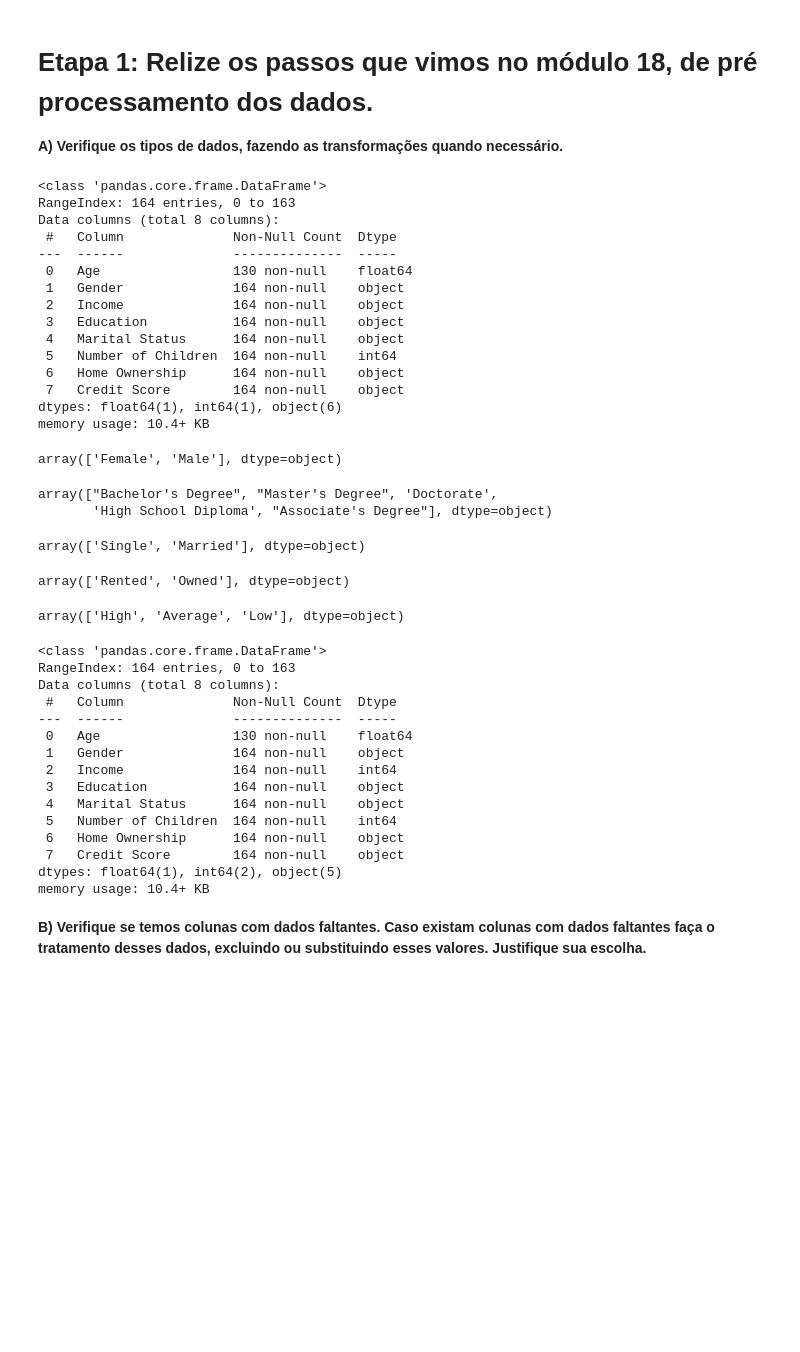
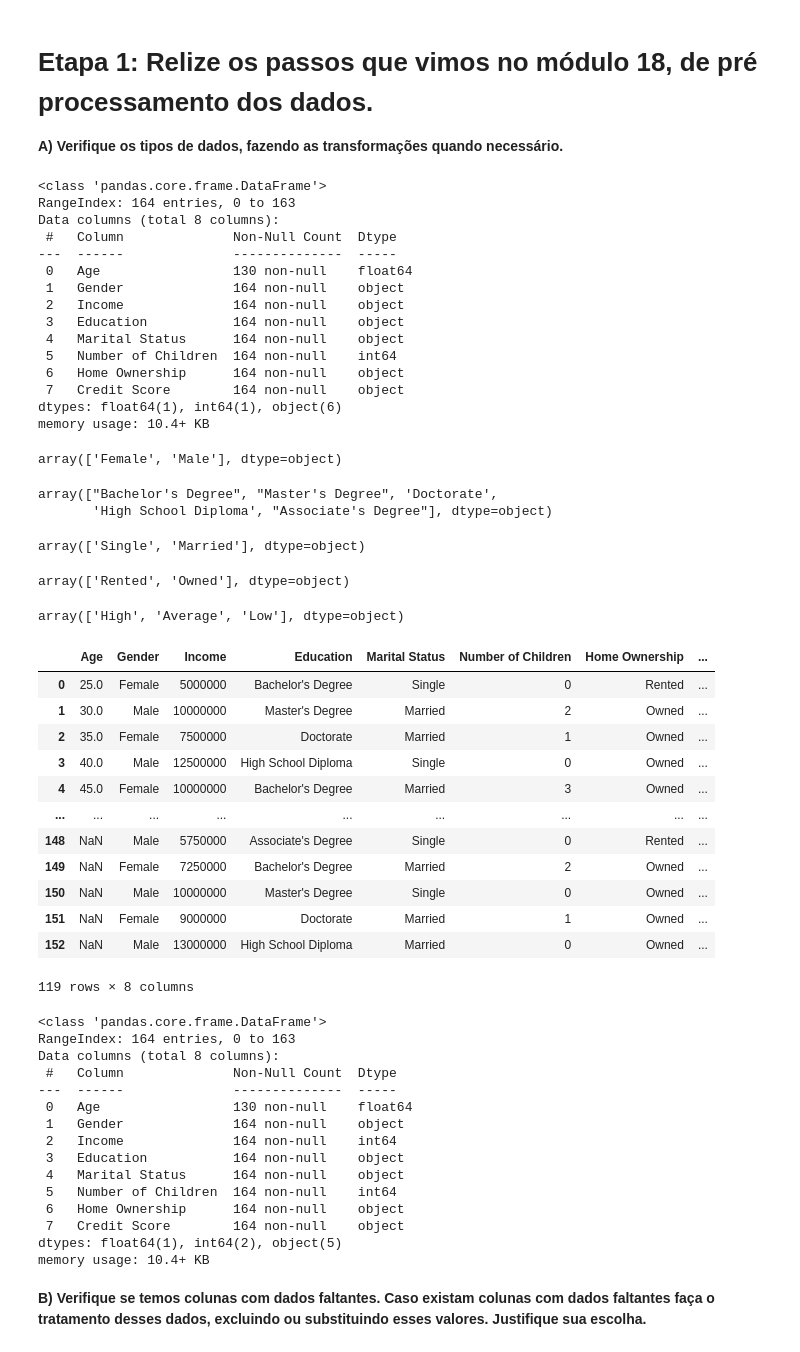
Before and after one commit to MiguellMAC/EBAC.DATA_SCIENCE, a Jupyter notebook: Atividade_Cap17/Profissao Cientista de Dados M17 Projeto.ipynb, the cells around one changed output. Drawn from its saved outputs; the diff is of its cells as text; code cells hidden in the pictures; blank space fills up the shorter version.

```diff
--- a/Atividade_Cap17/Profissao Cientista de Dados M17 Projeto.ipynb
+++ b/Atividade_Cap17/Profissao Cientista de Dados M17 Projeto.ipynb
@@ -87,48 +87,65 @@ df['Gender'].unique()
 df['Education'].unique()
 df['Marital Status'].unique()
 df['Home Ownership'].unique()
 df['Credit Score'].unique()
 
+# Tratando duplicats
+
+df.drop_duplicates()
+
 # Verificando se as alterações foram feitas
 
 df.info()
 # %% [output]
 <class 'pandas.core.frame.DataFrame'>
 RangeIndex: 164 entries, 0 to 163
 Data columns (total 8 columns):
  #   Column              Non-Null Count  Dtype
 ---  ------              --------------  -----
  0   Age                 130 non-null    float64
  1   Gender              164 non-null    object
  2   Income              164 non-null    object
  3   Education           164 non-null    object
  4   Marital Status      164 non-null    object
  5   Number of Children  164 non-null    int64
  6   Home Ownership      164 non-null    object
  7   Credit Score        164 non-null    object
 dtypes: float64(1), int64(1), object(6)
 memory usage: 10.4+ KB
 array(['Female', 'Male'], dtype=object)
 array(["Bachelor's Degree", "Master's Degree", 'Doctorate',
        'High School Diploma', "Associate's Degree"], dtype=object)
 array(['Single', 'Married'], dtype=object)
 array(['Rented', 'Owned'], dtype=object)
 array(['High', 'Average', 'Low'], dtype=object)
+|  | Age | Gender | Income | Education | Marital Status | Number of Children | Home Ownership | ... |
+| 0 | 25.0 | Female | 5000000 | Bachelor's Degree | Single | 0 | Rented | ... |
+| 1 | 30.0 | Male | 10000000 | Master's Degree | Married | 2 | Owned | ... |
+| 2 | 35.0 | Female | 7500000 | Doctorate | Married | 1 | Owned | ... |
+| 3 | 40.0 | Male | 12500000 | High School Diploma | Single | 0 | Owned | ... |
+| 4 | 45.0 | Female | 10000000 | Bachelor's Degree | Married | 3 | Owned | ... |
+| ... | ... | ... | ... | ... | ... | ... | ... | ... |
+| 148 | NaN | Male | 5750000 | Associate's Degree | Single | 0 | Rented | ... |
+| 149 | NaN | Female | 7250000 | Bachelor's Degree | Married | 2 | Owned | ... |
+| 150 | NaN | Male | 10000000 | Master's Degree | Single | 0 | Owned | ... |
+| 151 | NaN | Female | 9000000 | Doctorate | Married | 1 | Owned | ... |
+| 152 | NaN | Male | 13000000 | High School Diploma | Married | 0 | Owned | ... |
-<class 'pandas.core.frame.DataFrame'>
-RangeIndex: 164 entries, 0 to 163
-Data columns (total 8 columns):
- #   Column              Non-Null Count  Dtype
----  ------              --------------  -----
- 0   Age                 130 non-null    float64
- 1   Gender              164 non-null    object
- 2   Income              164 non-null    int64
- 3   Education           164 non-null    object
- 4   Marital Status      164 non-null    object
- 5   Number of Children  164 non-null    int64
- 6   Home Ownership      164 non-null    object
- 7   Credit Score        164 non-null    object
-dtypes: float64(1), int64(2), object(5)
-memory usage: 10.4+ KB
+119 rows × 8 columns
+<class 'pandas.core.frame.DataFrame'>
+RangeIndex: 164 entries, 0 to 163
+Data columns (total 8 columns):
+ #   Column              Non-Null Count  Dtype
+---  ------              --------------  -----
+ 0   Age                 130 non-null    float64
+ 1   Gender              164 non-null    object
+ 2   Income              164 non-null    int64
+ 3   Education           164 non-null    object
+ 4   Marital Status      164 non-null    object
+ 5   Number of Children  164 non-null    int64
+ 6   Home Ownership      164 non-null    object
+ 7   Credit Score        164 non-null    object
+dtypes: float64(1), int64(2), object(5)
+memory usage: 10.4+ KB
 # %% [markdown]
 **B) Verifique se temos colunas com dados faltantes.
 Caso existam colunas com dados faltantes faça o tratamento desses dados, excluindo ou substituindo esses valores. Justifique sua escolha.**
```
Also changed, not shown: 2 other files.
